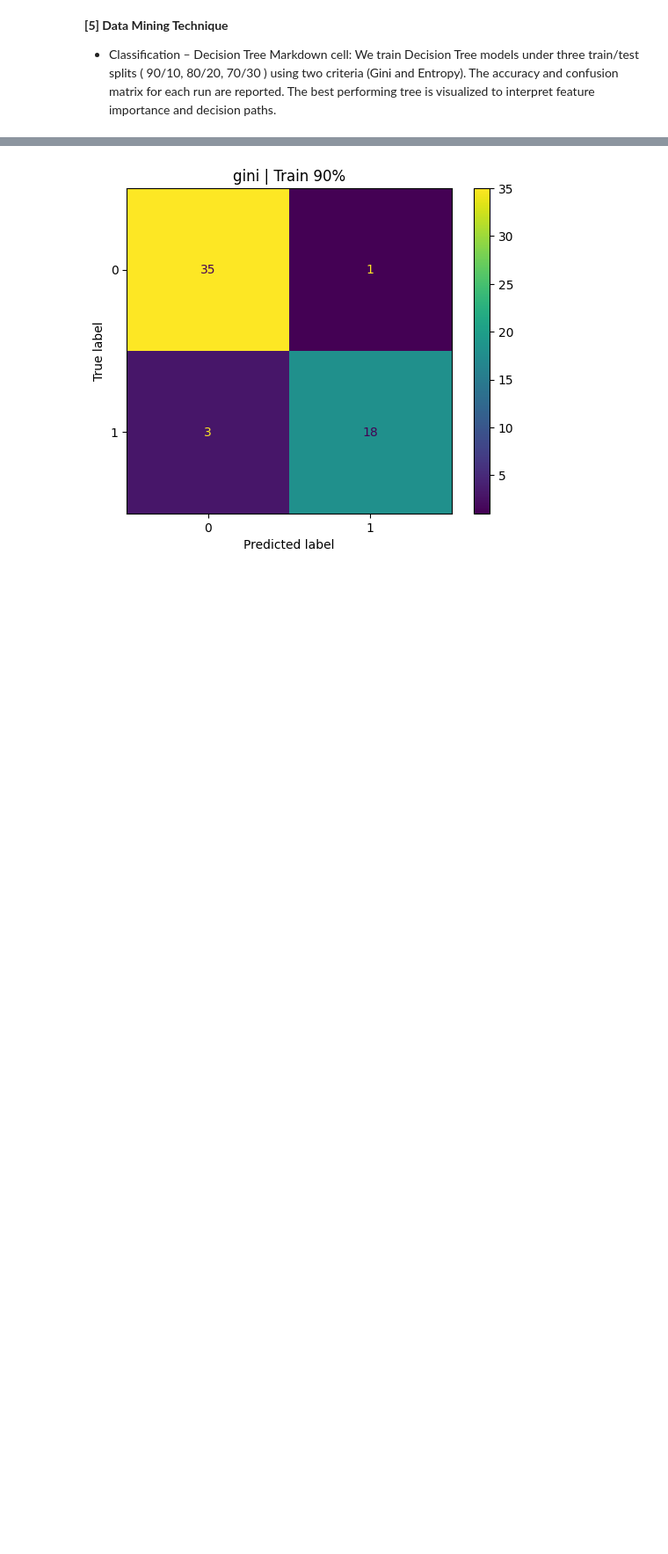
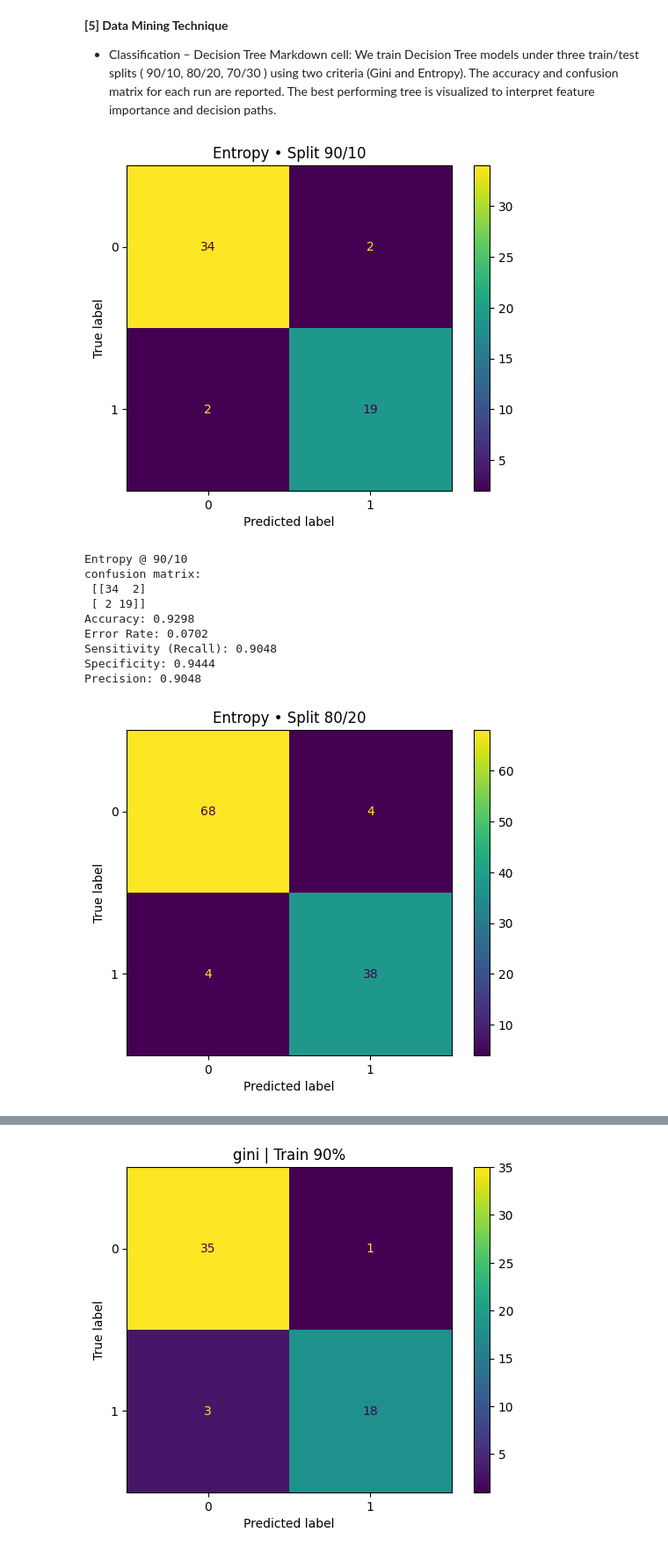
Before and after one commit to halaaab/IT_326-Project-Group-1, a Jupyter notebook: Phase3.ipynb, the cells around one changed output, grey strips where cells are left out. Shown at 88% size. Saved outputs shown, nothing was run; the diff lists cells and outputs as text; code cells hidden in the pictures; blank space fills up the shorter version.

```diff
--- a/Phase3.ipynb
+++ b/Phase3.ipynb
@@ -79,3 +114,50 @@ Markdown cell:
 We train Decision Tree models under three train/test splits ( 90/10, 80/20, 70/30 ) using two criteria (Gini and Entropy).
 The accuracy and confusion matrix for each run are reported.
 The best performing tree is visualized to interpret feature importance and decision paths.
+# %%
+# ===== Decision Tree runs (Entropy & Gini across 3 splits) =====
+splits = [0.10, 0.20, 0.30]  # test sizes = 10%, 20%, 30%
+runs = []  # will collect (name, split_str, clf, metrics)
+
+def run_tree(criterion, test_size, random_state=42):
+    Xtr, Xte, ytr, yte = train_test_split(X, y, test_size=test_size, random_state=random_state, stratify=y)
+    clf = DecisionTreeClassifier(criterion=criterion, random_state=random_state)
+    clf.fit(Xtr, ytr)
+    yp = clf.predict(Xte)
+    cm = confusion_matrix(yte, yp)
+
+    # confusion matrix plot (keep separate like the example)
+    ConfusionMatrixDisplay(cm).plot()
+    plt.title(f'{criterion.title()} • Split {int((1-test_size)*100)}/{int(test_size*100)}')
+    plt.show()
+
+    # console metrics block
+    m = print_metrics_block(
+        f"{criterion.title()} @ {int((1-test_size)*100)}/{int(test_size*100)}",
+        cm, yte, yp
+    )
+    return clf, m
+
+for ts in splits:
+    clf_e, m_e = run_tree('entropy', ts)
+    runs.append(("Entropy", f"{int((1-ts)*100)}/{int(ts*100)}", clf_e, m_e))
+
+for ts in splits:
+    clf_g, m_g = run_tree('gini', ts)
+    runs.append(("Gini", f"{int((1-ts)*100)}/{int(ts*100)}", clf_g, m_g))
+
+print("\n=== Decision Tree Accuracy Summary ===")
+for name, split_str, clf, m in sorted(runs, key=lambda r: (-int(r[1].split('/')[0]), r[0])):
+    print(f"- {split_str} • {name}: Accuracy = {m['acc']:.4f}")
+# %% [output]
+[figure, added]
+Entropy @ 90/10
+confusion matrix:
+ [[34  2]
+ [ 2 19]]
+Accuracy: 0.9298
+Error Rate: 0.0702
+Sensitivity (Recall): 0.9048
+Specificity: 0.9444
+Precision: 0.9048
+[figure, added]
```
Also changed, not shown: parts of 6 cells of this notebook.
